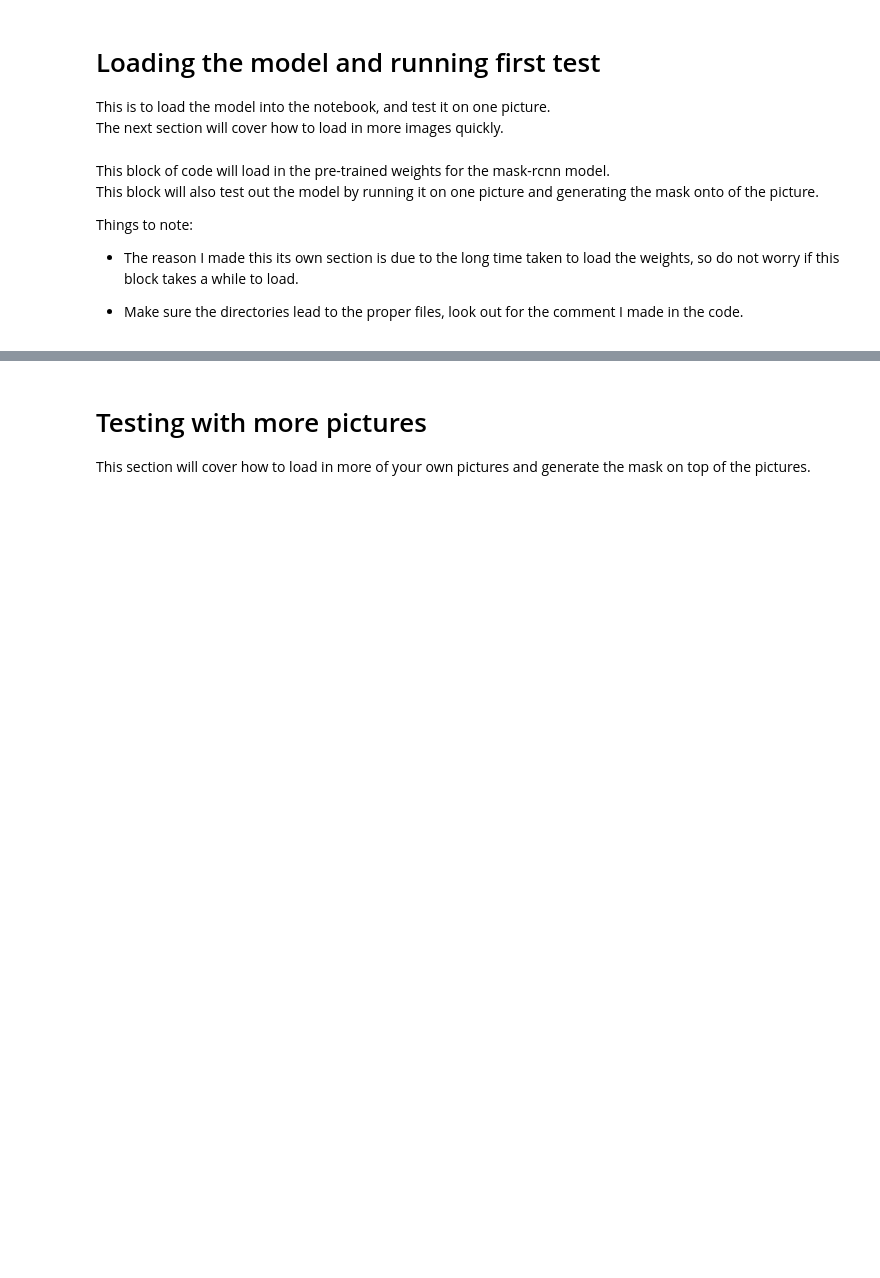
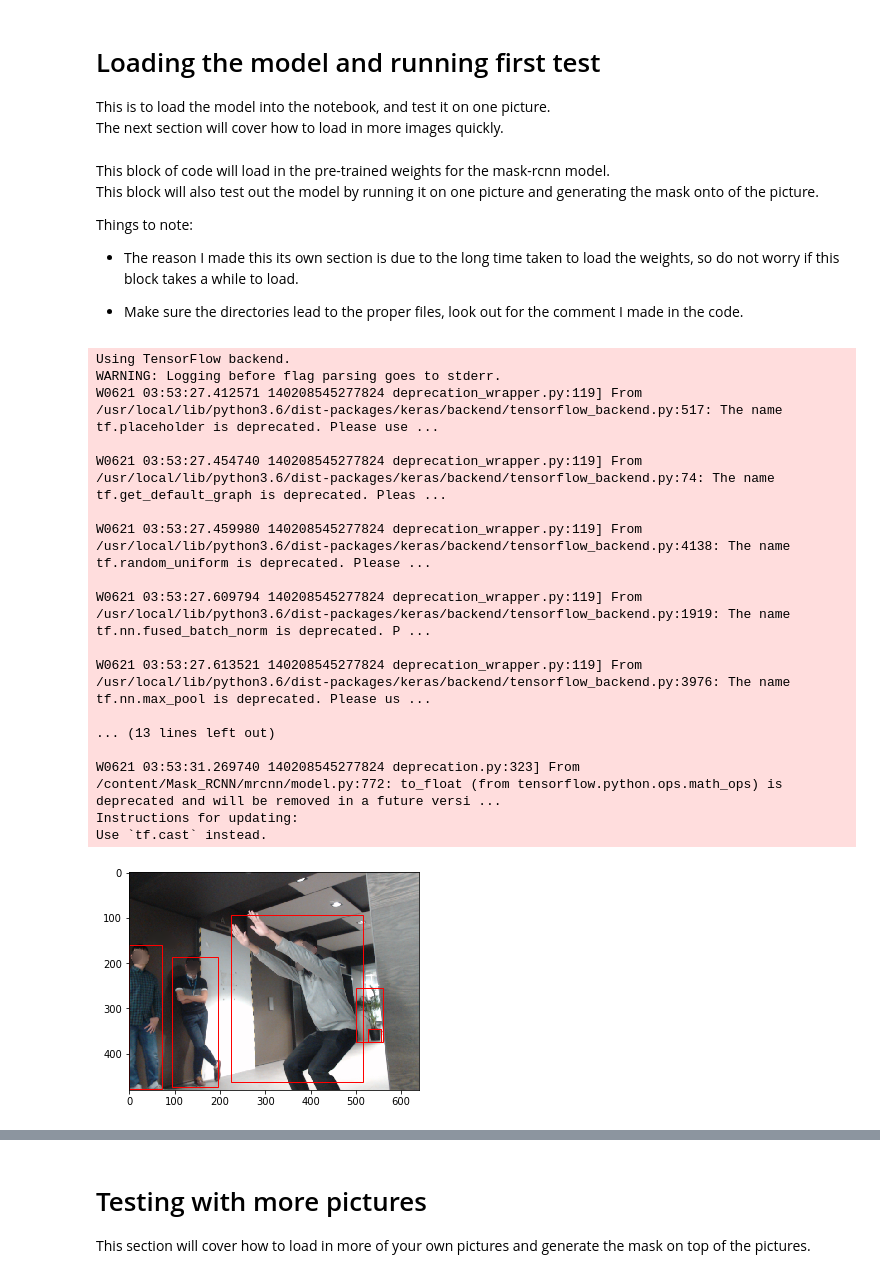
Before and after one commit to SheeNigami/Brainhack_TIL_2019-write-up, a Jupyter notebook: Python_notebooks/Object_detection_mask_notebook.ipynb, the cells around one changed output, grey strips where cells are left out. Cells and saved outputs as stored; diff of their text form; code cells hidden in the pictures; blank space fills up the shorter version.

```diff
--- a/Python_notebooks/Object_detection_mask_notebook.ipynb
+++ b/Python_notebooks/Object_detection_mask_notebook.ipynb
@@ -91,33 +134,52 @@ def draw_image_with_boxes(filename, boxes_list):
           y1, x1, y2, x2 = box
           # calculate width and height of the box
           width, height = x2 - x1, y2 - y1
           # create the shape
           rect = Rectangle((x1, y1), width, height, fill=False, color='red')
           # draw the box
           ax.add_patch(rect)
      # show the plot
      pyplot.show()
 
 # define the test configuration
 class TestConfig(Config):
      NAME = "test"
      GPU_COUNT = 1
      IMAGES_PER_GPU = 1
      NUM_CLASSES = 1 + 80
 
 # define the model
 # change the dirs under here based on how your files are structured. Make sure they are leading to their respective files
 rcnn = MaskRCNN(mode='inference', model_dir='./', config=TestConfig())
 # load coco model weights
-rcnn.load_weights('/content/gdrive/My Drive/DSTA/mask_rcnn_coco.h5', by_name=True)
+rcnn.load_weights('/content/gdrive/My Drive/Brainhack_TIL_2019_Final/model/mask_rcnn_coco.h5', by_name=True)
 # load photograph
-img = load_img('/content/gdrive/My Drive/DSTA/dataset/train_ver 1.0/data/ChairPose/013283_102.png')
+img = load_img('/content/gdrive/My Drive/Brainhack_TIL_2019_Final/Dataset/train/ChairPose/013283_102.png')
 img = img_to_array(img)
 # make prediction
 results = rcnn.detect([img], verbose=0)
 # visualize the results
-draw_image_with_boxes('/content/gdrive/My Drive/DSTA/dataset/train_ver 1.0/data/ChairPose/013283_102.png', results[0]['rois'])
+draw_image_with_boxes('/content/gdrive/My Drive/Brainhack_TIL_2019_Final/Dataset/train/ChairPose/013283_102.png', results[0]['rois'])
 # get dictionary for first prediction
 r = results[0]
 # show photo with bounding boxes, masks, class labels and scores
 display_instances(img, r['rois'], r['masks'], r['class_ids'], class_names, r['scores'])
+# %% [output]
+Using TensorFlow backend.
+WARNING: Logging before flag parsing goes to stderr.
+W0621 03:53:27.412571 140208545277824 deprecation_wrapper.py:119] From /usr/local/lib/python3.6/dist-packages/keras/backend/tensorflow_backend.py:517: The name tf.placeholder is deprecated. Please use ...
+
+W0621 03:53:27.454740 140208545277824 deprecation_wrapper.py:119] From /usr/local/lib/python3.6/dist-packages/keras/backend/tensorflow_backend.py:74: The name tf.get_default_graph is deprecated. Pleas ...
+
+W0621 03:53:27.459980 140208545277824 deprecation_wrapper.py:119] From /usr/local/lib/python3.6/dist-packages/keras/backend/tensorflow_backend.py:4138: The name tf.random_uniform is deprecated. Please ...
+
+W0621 03:53:27.609794 140208545277824 deprecation_wrapper.py:119] From /usr/local/lib/python3.6/dist-packages/keras/backend/tensorflow_backend.py:1919: The name tf.nn.fused_batch_norm is deprecated. P ...
+
+W0621 03:53:27.613521 140208545277824 deprecation_wrapper.py:119] From /usr/local/lib/python3.6/dist-packages/keras/backend/tensorflow_backend.py:3976: The name tf.nn.max_pool is deprecated. Please us ...
+
+... (13 lines left out)
+
+W0621 03:53:31.269740 140208545277824 deprecation.py:323] From /content/Mask_RCNN/mrcnn/model.py:772: to_float (from tensorflow.python.ops.math_ops) is deprecated and will be removed in a future versi ...
+Instructions for updating:
+Use `tf.cast` instead.
+[figure, added]
```
Also changed, not shown: parts of 7 cells of this notebook, 1 other file.
